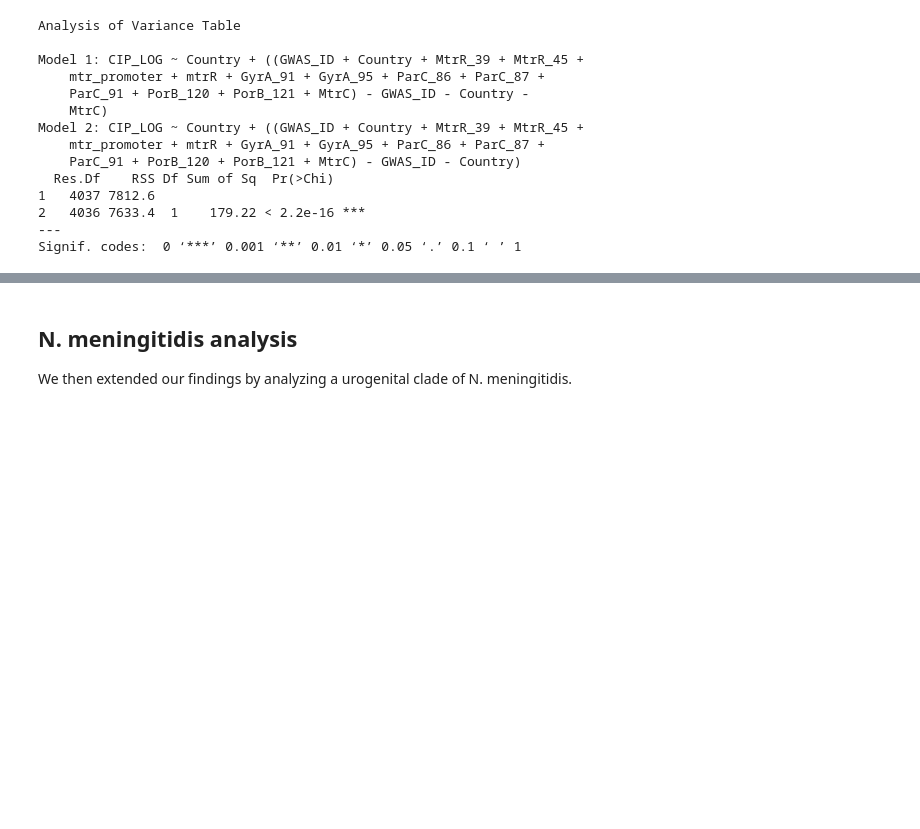
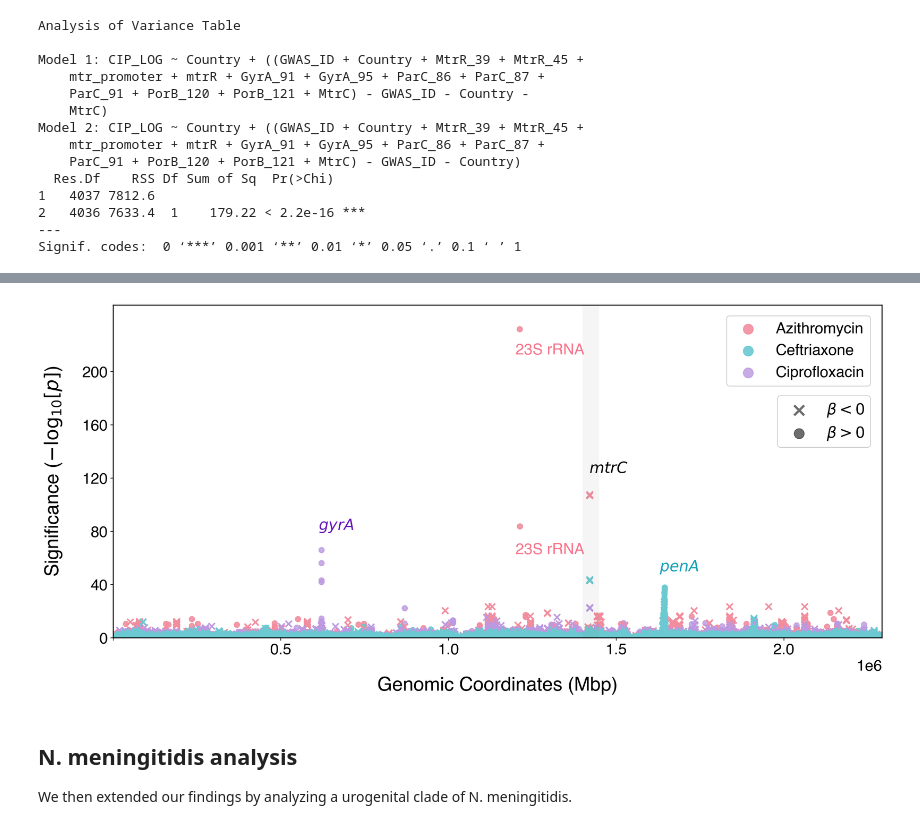
Before and after one commit to gradlab/mtrC-GWAS, a Jupyter notebook: mtrC-GWAS-notebook.ipynb, the cells around one changed output, grey strips where cells are left out. Drawn from its saved outputs; the diff is of its cells as text; code cells hidden in the pictures; blank space fills up the shorter version.

```diff
--- a/mtrC-GWAS-notebook.ipynb
+++ b/mtrC-GWAS-notebook.ipynb
@@ -777,3 +996,93 @@ number of strains with unexplained susceptibility decreased to 100 strains (2.42
+# %%
+# Data pre-processing for plotting
+azi = pd.read_csv('gwas/results/azi/pyseer-AZI-cond-country.results.mapped-WHO_F.plot', sep='\t').sort_values('log10(p)', ascending=False)
+cro = pd.read_csv('gwas/results/cro/pyseer-CRO-cond-country.results.mapped-WHO_F.plot', sep='\t').sort_values('log10(p)', ascending=False)
+cip = pd.read_csv('gwas/results/cip/pyseer-CIP-cond-country.results.mapped-WHO_F.plot', sep='\t').sort_values('log10(p)', ascending=False)
+
+azi['Pos'] = azi['minLOG10(P)'].apply(lambda x: int(x.split('..')[0]))
+cro['Pos'] = cro['minLOG10(P)'].apply(lambda x: int(x.split('..')[0]))
+cip['Pos'] = cip['minLOG10(P)'].apply(lambda x: int(x.split('..')[0]))
+
+azi = azi[azi['af'] <= 0.5]
+cro = cro[cro['af'] <= 0.5]
+cip = cip[cip['af'] <= 0.5]
+
+# Plotting parameters
+factor = 4.4
+alpha = 0.9
+nonsig = 0.7
+lgnds = 170
+
+numpoints = int(1e5) # Plotting all of the mapped unitigs is not necessary
+pointsizes = 50
+pointsizes2 = 70
+
+plt.rcParams['axes.linewidth'] = 1.3
+plt.rcParams['axes.unicode_minus'] = False
+plt.rcParams.update({'font.size': 20})
+hfont = {'fontname':'Helvetica'}
+plt.figure(figsize=(18,8), dpi=300)
+
+major_ticks = np.arange(0, 230, 40)
+plt.yticks(major_ticks)
+
+# First, plot the unitigs with positive betas
+a = plt.scatter('Pos', 'log10(p)', s=pointsizes, data=azi[azi['beta'] > 0].head(numpoints), alpha=alpha, color='#f28d9e', label='Azithromycin')
+c = plt.scatter('Pos', 'log10(p)', s=pointsizes, data=cip[cip['beta'] > 0].head(numpoints), alpha=alpha*0.9, color='#bc99e0', label='Ciprofloxacin')
+b = plt.scatter('Pos', 'log10(p)', s=pointsizes, data=cro[cro['beta'] > 0].head(numpoints), alpha=alpha, color='#6ac9d1', label='Ceftriaxone')
+
+# Then, plot the unitigs with negative betas
+plt.scatter('Pos', 'log10(p)', marker='x', s=pointsizes2, data=azi[azi['beta'] < 0].head(numpoints), alpha=1, color='#f28d9e', label='Azithromycin', linewidth=2)
+plt.scatter('Pos', 'log10(p)', marker='x', s=pointsizes2, data=cip[cip['beta'] < 0].head(numpoints), alpha=1, color='#bc99e0', label='Ciprofloxacin', linewidth=2)
+plt.scatter('Pos', 'log10(p)', marker='x', s=pointsizes2, data=cro[cro['beta'] < 0].head(numpoints), alpha=1, color='#6ac9d1', label='Ceftriaxone', linewidth=2)
+
+# Resistance genes
+plt.annotate(r'23S rRNA', (1.2e6, 213), color='#f7768d')
+plt.annotate(r'23S rRNA', (1.2e6, 63), color='#f7768d')
+plt.annotate(r'$\mathit{penA}$', (1.63e6, 50), color='#17a0b7')
+plt.annotate(r'$\mathit{gyrA}$', (6.13e5, 81), color='#6918ba')
+
+# MtrC highlight
+currentAxis = plt.gca()
+plt.annotate(r'$\mathit{mtrC\ }$', (1.42e6, 124), color='#000000', fontsize=20)
+currentAxis.add_patch(Rectangle((1.4e6,0),4.9e4,250,linewidth=1,facecolor='#7d7d7d',alpha=0.075))
+
+# Legend for drugs
+plt.legend()
+lgnd = plt.legend((a, b, c),
+           ('Azithromycin','Ceftriaxone','Ciprofloxacin'),
+           scatterpoints=1,
+           loc='upper right',
+           ncol=1,
+           fontsize=20,
+           framealpha=1,
+           bbox_to_anchor=(0.995, 0.99))
+
+# Adjust size of symbols in legend
+lgnd.legendHandles[0]._sizes = [lgnds]
+lgnd.legendHandles[1]._sizes = [lgnds]
+lgnd.legendHandles[2]._sizes = [lgnds]
+
+# Legend for effect size
+l1 = plt.scatter([],[], marker = 'x', linewidth=3, s = lgnds, color='#303030', alpha=0.7)
+l2 = plt.scatter([],[], s=lgnds, color='#303030', edgecolor='#303030', alpha=0.7)
+labels = [r'$\beta < 0$', r'$\beta > 0$']
+leg = plt.legend([l1, l2], labels, ncol=1, fontsize=20, loc='upper right', bbox_to_anchor=(0.995, 0.75), scatterpoints = 1,
+                framealpha =1)
+plt.gca().add_artist(lgnd)
+
+# Axes
+plt.xlim(0, 2292467)
+plt.ylim(0, 250)
+plt.xlabel(r'Genomic Coordinates (Mbp)', labelpad=25, fontsize=25)
+plt.ylabel(r'Significance ($-\log_{10}[p]$)', labelpad=25, fontsize=25)
+plt.ticklabel_format(style='sci', axis='x', scilimits=(0,0))
+xticks = plt.gca().xaxis.get_major_ticks()
+xticks[0].label1.set_visible(False)
+
+plt.savefig('gwas/figures/combined-manhattan-plot.png', bbox_inches="tight", dpi=600)
+# %% [output]
+[figure, added]
 # %% [markdown]
 ## N. meningitidis analysis
 
```
Also changed, not shown: parts of 29 cells of this notebook.
